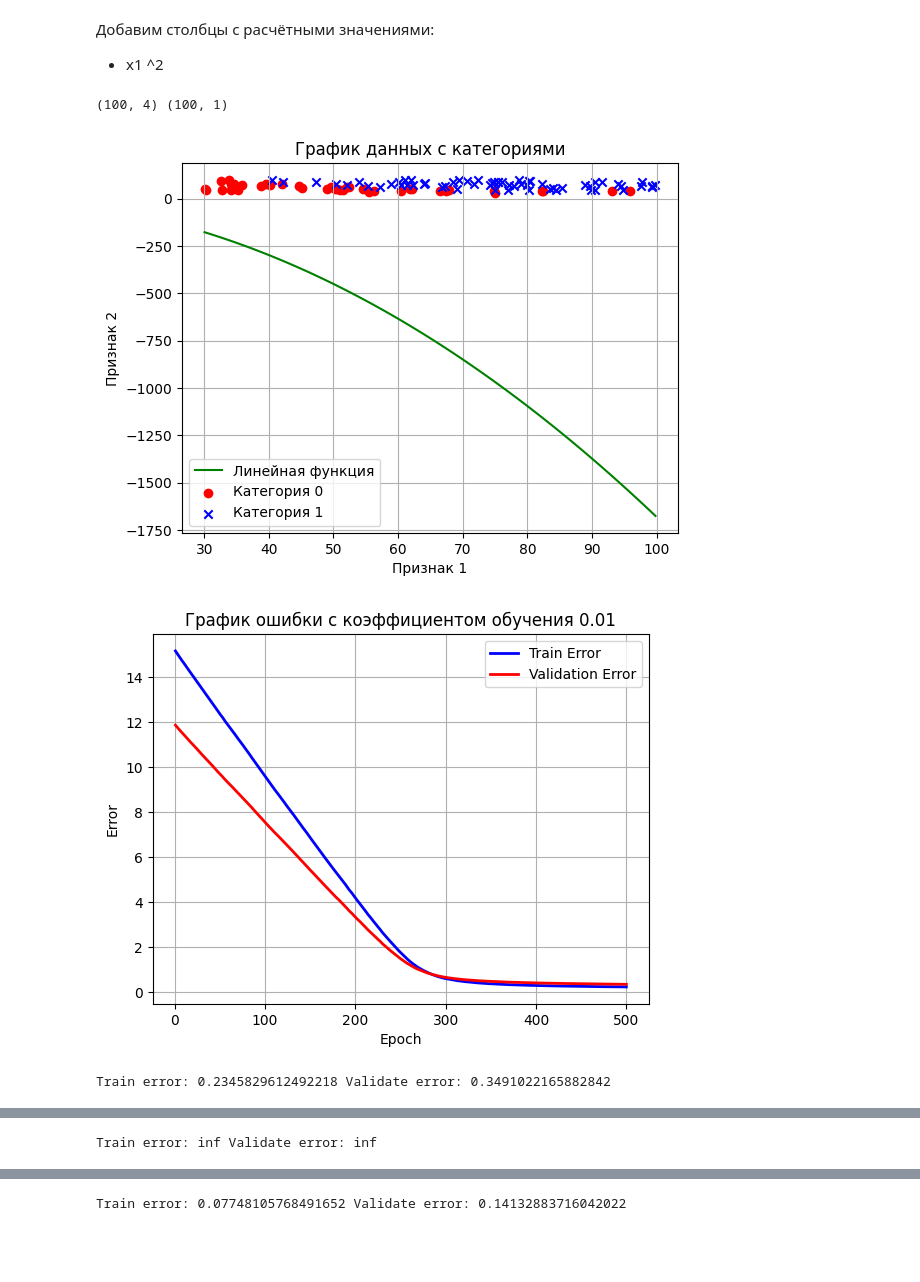
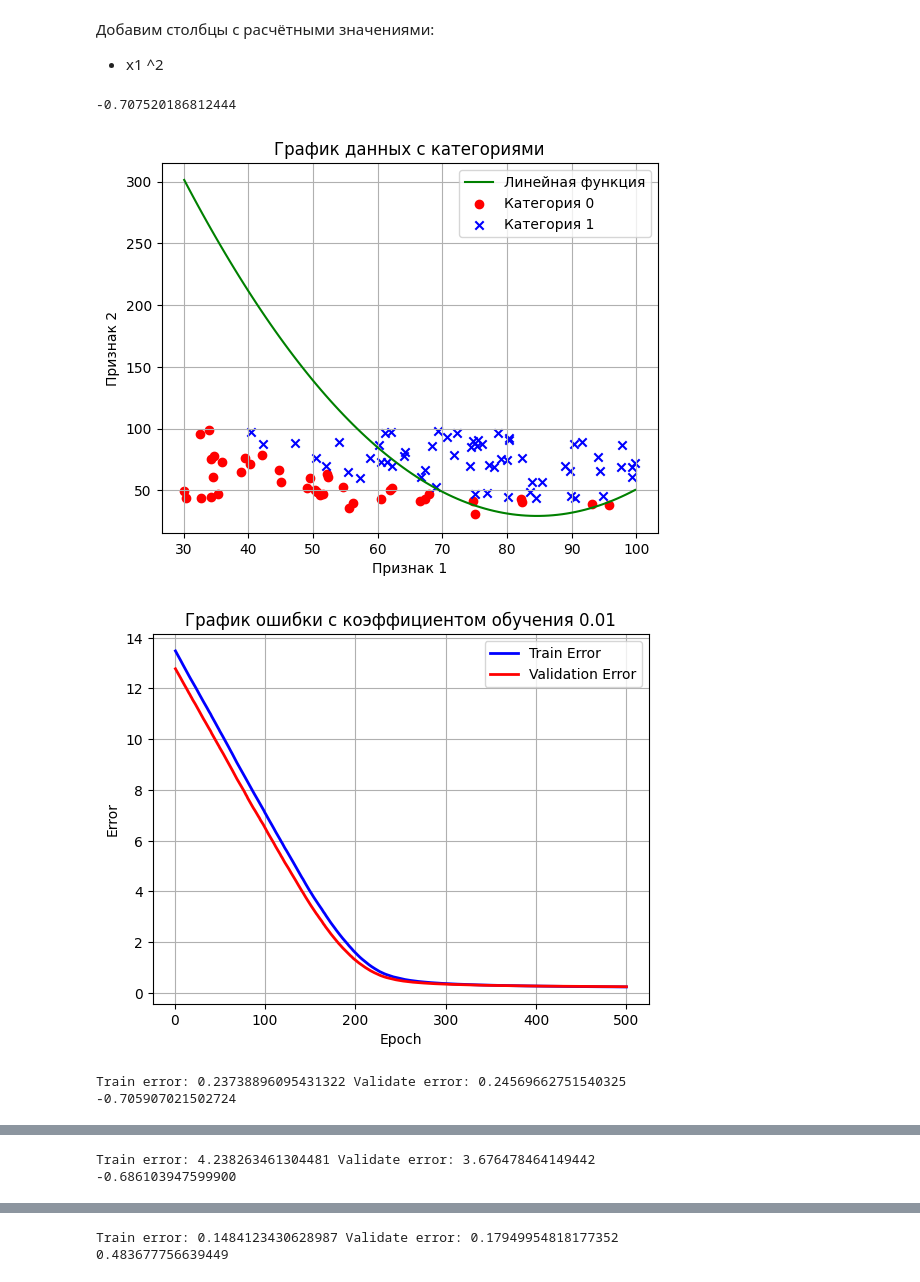
Before and after one commit to IlyaKolomoytsev/ai-lab3, a Jupyter notebook: main.ipynb, the cells around one changed output, grey strips where cells are left out. Cells and saved outputs as stored; diff of their text form; code cells hidden in the pictures; blank space fills up the shorter version.

```diff
--- a/main.ipynb
+++ b/main.ipynb
@@ -58,13 +58,15 @@ plot_data(data)
 [figure]
 # %%
 # Standardize data
-def standardize_data(data):
-    means = np.mean(data, axis=0)
-    stds = np.std(data, axis=0)
-    return (data - means) / stds
+def standardize_data(data, means = None, stds = None):
+    calc_means = means
+    calc_stds = stds
+    if means is None and stds is None:
+        calc_means = np.mean(data, axis=0)
+        calc_stds = np.std(data, axis=0)
+    return (data - calc_means) / calc_stds, calc_means, calc_stds
 
-
-X_standard = standardize_data(X)
+X_standard, means, stds = standardize_data(X)
 # %%
 # Split data
 def split_data(x_data, y_data):
@@ -73,10 +75,10 @@ def split_data(x_data, y_data):
     y_train, y_validate = y_data[:train_size], y_data[train_size:]
     return x_train, y_train, x_validate, y_validate
 
-
-# Add x0
-ones_column = np.ones((X_standard.shape[0], 1))
-X_with_ones = np.hstack((ones_column, X_standard))
-X_train, y_train, X_validate, y_validate = split_data(X_with_ones, Y)
-print(X_train.shape, y_train.shape)
-print(X_train)
+def prepare_data(X, Y):
+    X_train, y_train, X_validate, y_validate = split_data(X, Y)
+    X_train, means, stds = standardize_data(X_train)
+    X_validate = standardize_data(X_validate, means, stds)[0]
+    X_train = np.hstack((np.ones((X_train.shape[0], 1)), X_train))
+    X_validate = np.hstack((np.ones((X_validate.shape[0], 1)), X_validate))
+    return X_train, y_train, X_validate, y_validate, means, stds
@@ -127,8 +111,11 @@ def plot_data_with_function(data, teta, line_function):
     try:
         x1S, x2S, expr = line_function(teta)
         x1_vals = np.linspace(min(x1), max(x1), 100)
-        x2_vals = np.array([float(expr[0].subs(x1S, x_val)) for x_val in x1_vals])
+        x1_vals_std = (x1_vals - means[0]) / stds[0]
+        x2_vals_std = np.array([float(expr[0].subs(x1S, x_val)) for x_val in x1_vals_std])
+        x2_vals = x2_vals_std * stds[1] + means[1]
         plt.plot(x1_vals, x2_vals, color='green', label='Линейная функция')
+        print(expr[0].subs(x1S, 0))
     except:
         print("Не получилось построить график функции")
         return
@@ -231,22 +223,21 @@ Train error: 0.260572396414425 Validate error: 0.39509029528559203
 Добавим столбцы с расчётными значениями:
 * x1 ^2
 # %%
-X_extended = X_with_ones.copy()
-X_extended = np.hstack((X_extended, (X_with_ones[:, 1] **2)[:, np.newaxis]))
+X_extended = X.copy()
+X_extended = np.hstack((X_extended, (X[:, 0] **2)[:, np.newaxis]))
 
-print(X_extended.shape, Y.shape)
-X_train, y_train, X_validate, y_validate = split_data(X_extended, Y)
+X_train, y_train, X_validate, y_validate, means, stds  = prepare_data(X_extended, Y)
 
 def calc2(t):
     x1, x2 = sp.symbols('x1 x2')
     expression = t[0] + t[1] * x1 + t[2] * x2 + t[3] * (x1 ** 2)
     expr = sp.solve(expression, x2)
     return x1,x2,expr
 
-
 learn_model_with_any_superparameters(X_train, y_train, X_validate, y_validate, calc2)
 # %% [output]
-(100, 4) (100, 1)
+-0.707520186812444
-[figure, old version]
+[figure, new version]
-[figure, old version]
+[figure, new version]
-Train error: 0.2345829612492218 Validate error: 0.3491022165882842
+Train error: 0.23738896095431322 Validate error: 0.24569662751540325
+-0.705907021502724
@@ -255 +246,2 @@ Train error: 0.2345829612492218 Validate error: 0.3491022165882842
-Train error: inf Validate error: inf
+Train error: 4.238263461304481 Validate error: 3.676478464149442
+-0.686103947599900
@@ -258 +250,2 @@ Train error: inf Validate error: inf
-Train error: 0.07748105768491652 Validate error: 0.14132883716042022
+Train error: 0.1484123430628987 Validate error: 0.17949954818177352
+0.483677756639449
```
Also changed, not shown: parts of 8 cells of this notebook.
